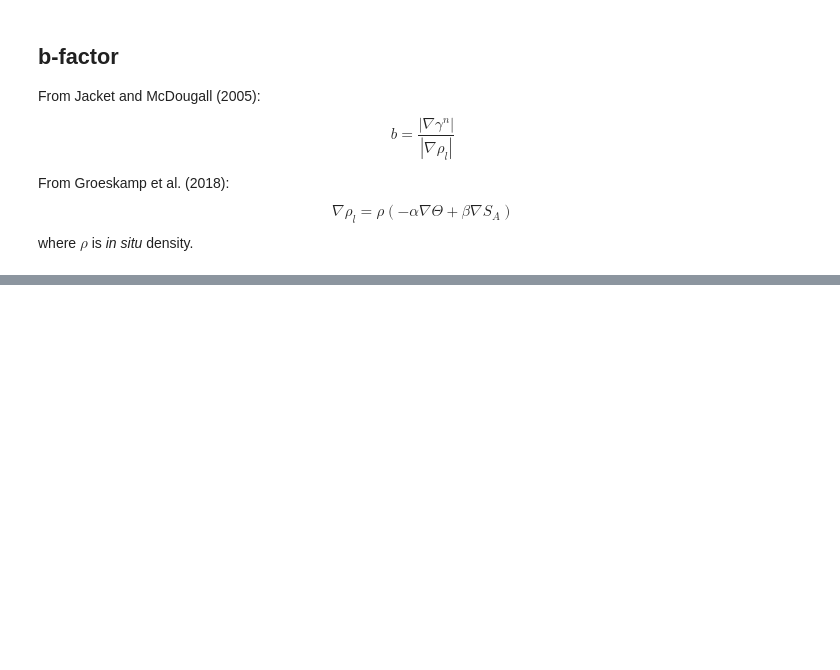
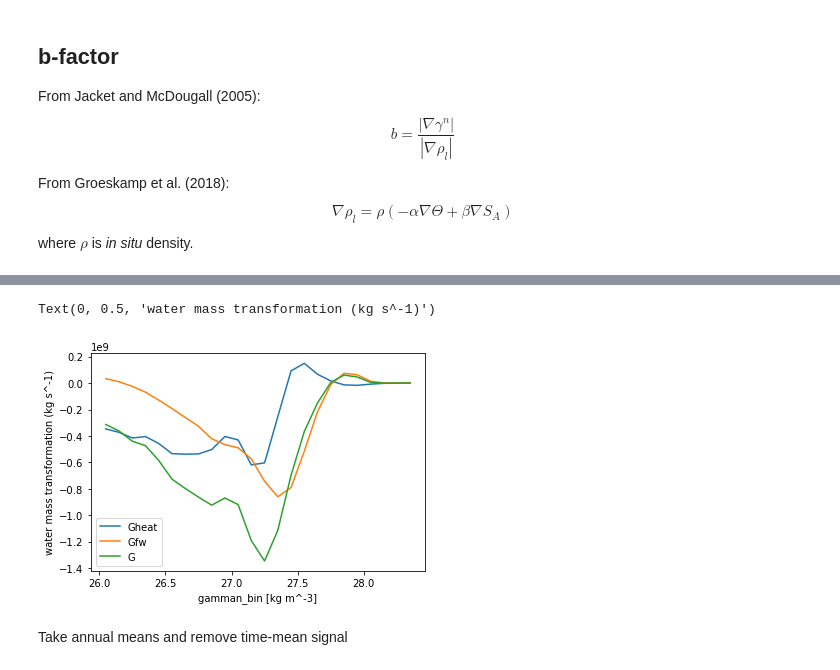
Before and after one commit to gmacgilchrist/so_decadal_variability, a Jupyter notebook: so_decadal-variability.ipynb, the cells around one changed output, grey strips where cells are left out. Cells and saved outputs as stored; diff of their text form; code cells hidden in the pictures; blank space fills up the shorter version.

```diff
--- a/so_decadal-variability.ipynb
+++ b/so_decadal-variability.ipynb
@@ -154,12 +132,0 @@ F,Fheat,Ffw = calc_F(FW_ERA.fw*mask,Q_ERA.ht*mask,Qsw,hydro_WOA.sa,hydro_WOA.alp
-# %%
-def calc_G(F,gamman,b,V,gn_edges):
-    Gint = xr.DataArray(np.zeros(shape=(gn_edges.size,F.time.size)),coords={'gn': gn_edges,'time': F.time},dims=['gn','time'])
-    gFbV = gamman*b*F*V
-    i=0
-    for g in gn_edges:
-        mask = gamman<g
-        Gint.loc[dict(gn=g)] = gFbV.where(mask,0).sum(dim=['lat','lon','depth'])
-        i+=1
-    G = Gint.differentiate('gn')
-
-    return G
@@ -166,23 +146,22 @@ def calc_G(F,gamman,b,V,gn_edges):
 # %%
-# Alternative, discrete volume calculation derived in Appendix 7.5 of Groeskamp et al (2018)
-def calc_G_alt(F,gamman,b,V,gn_edges):
-    gn_centres = (gn_edges[1:] + gn_edges[:-1]) / 2
-    dgn = np.diff(gn_edges)
-    G = xr.DataArray(np.zeros(shape=(gn_centres.size,F.time.size)),coords={'gn': gn_centres,'time': F.time},dims=['gn','time'])
+# Discrete volume calculation derived in Appendix 7.5 of Groeskamp et al (2018)
+def calc_G(F,gamman,b,V,gn_edges):
     gFbV = gamman*b*F*V
-    for i in range(gn_edges.size-1):
-        mask = (gamman>gn_edges[i]) & (gamman<gn_edges[i+1])
-        G.loc[dict(gn=gn_centres[i])] = gFbV.where(mask,0).sum(dim=['lat','lon','depth'])/dgn[i]
-
+    nanmask=np.isnan(gFbV)
+    G = histogram(gamman.where(~nanmask),bins=[gn_edges],weights=gFbV.where(~nanmask),dim=['lat','lon','depth'])/np.diff(gn_edges)
     return G
 # %%
 # Calculate G
 gn_edges = np.arange(26,28.5,0.1)
-Gheat = calc_G(Fheat,hydro_WOA.gamman,b,vol4d,gn_edges)*1E-9
-Gfw = calc_G(Ffw,hydro_WOA.gamman,b,vol4d,gn_edges)*1E-9
-G = calc_G(F,hydro_WOA.gamman,b,vol4d,gn_edges)*1E-9
+Gheat = calc_G(Fheat,ocean.gamman,xr.ones_like(b),vol4d.vol4d,gn_edges)
+Gfw = calc_G(Ffw,ocean.gamman,xr.ones_like(b),vol4d.vol4d,gn_edges)
+G = calc_G(F,ocean.gamman,xr.ones_like(b),vol4d.vol4d,gn_edges)
 # %%
 Gheat.mean('time').plot(label='Gheat')
 Gfw.mean('time').plot(label='Gfw')
 G.mean('time').plot(label='G')
 plt.legend()
+plt.ylabel('water mass transformation (kg s^-1)')
+# %% [output]
+Text(0, 0.5, 'water mass transformation (kg s^-1)')
+[figure, added]
@@ -199,0 +168,2 @@ plt.legend()
+# %% [markdown]
+Take annual means and remove time-mean signal
```
Also changed, not shown: parts of 22 cells of this notebook.
